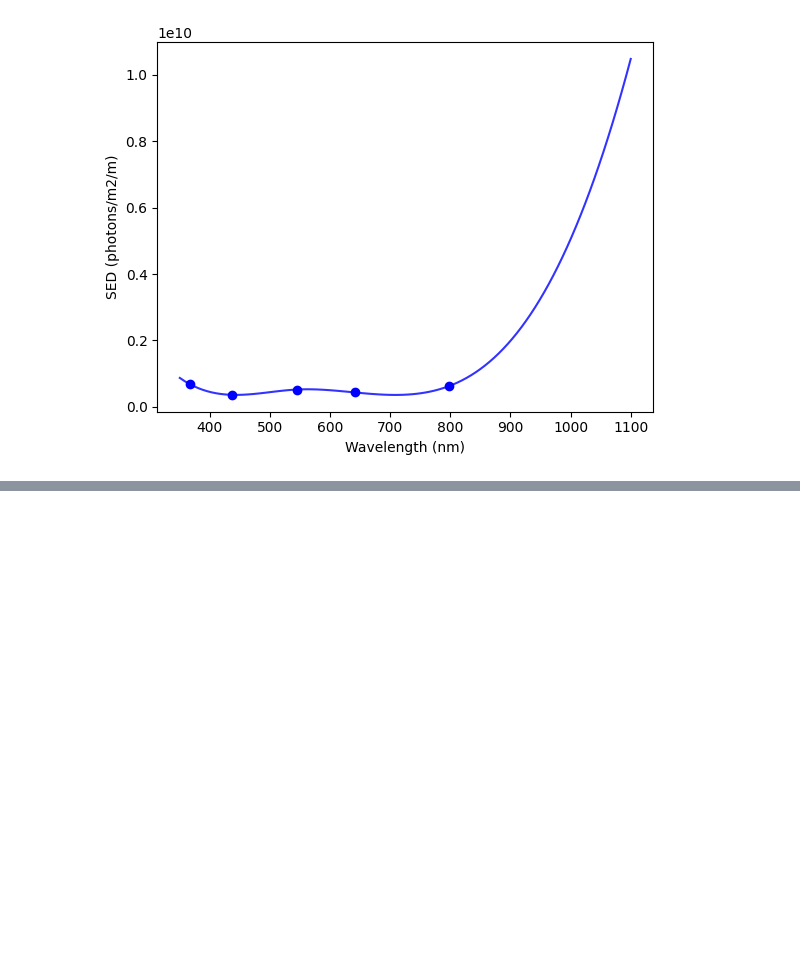
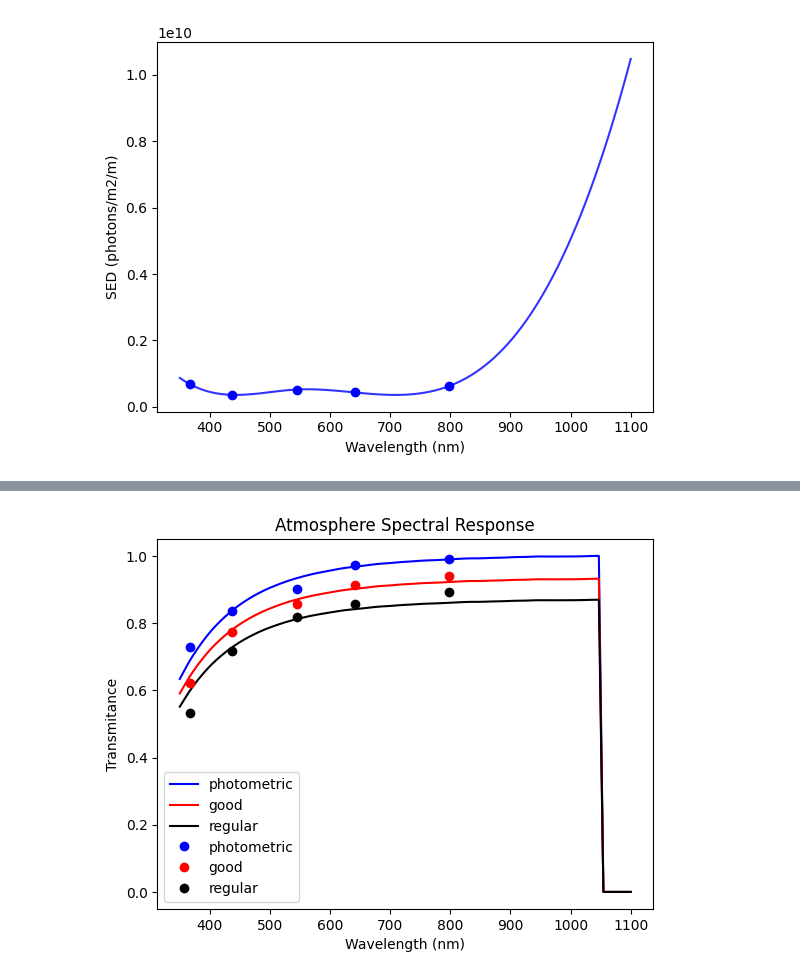
Before and after one commit to DBernardes/AIS, a Jupyter notebook: spectral_responses.ipynb, the cells around one changed output, grey strips where cells are left out. Cells and saved outputs as stored; diff of their text form; code cells hidden in the pictures; blank space fills up the shorter version.

```diff
--- a/spectral_responses.ipynb
+++ b/spectral_responses.ipynb
@@ -71,0 +120,34 @@ plt.show()
+# %%
+
+# Test the atmosphere spectral response
+from AIS.Spectral_Response import Atmosphere
+import matplotlib.pyplot as plt
+import numpy as np
+import pandas as pd
+
+obj_wavelength = np.linspace(350, 1100, 100)
+atmosphere = Atmosphere()
+spectral_response= atmosphere.get_spectral_response(obj_wavelength, 1)
+plt.plot(obj_wavelength, spectral_response,'b', label='photometric')
+spectral_response= atmosphere.get_spectral_response(obj_wavelength, 1, 'good')
+plt.plot(obj_wavelength, spectral_response, 'r', label='good')
+spectral_response= atmosphere.get_spectral_response(obj_wavelength, 1, 'regular')
+plt.plot(obj_wavelength, spectral_response, 'k', label='regular')
+
+ss = pd.read_csv('AIS/Spectral_Response/atmosphere.csv')
+wv = ss['Wavelength (nm)']
+photometric = 10**(-0.4*ss['photometric'])
+good = 10**(-0.4*ss['good'])
+regular = 10**(-0.4*ss['regular'])
+plt.plot(wv, photometric, 'bo', label='photometric')
+plt.plot(wv, good, 'ro', label='good')
+plt.plot(wv, regular, 'ko', label='regular')
+
+
+plt.xlabel('Wavelength (nm)')
+plt.ylabel('Transmitance')
+plt.title('Atmosphere Spectral Response')
+plt.legend()
+plt.savefig('notebook/figures/atmosphere_spec_response.png')
+# %% [output]
+[figure, added]
```
Also changed, not shown: parts of 18 cells of this notebook, 22 other files.
